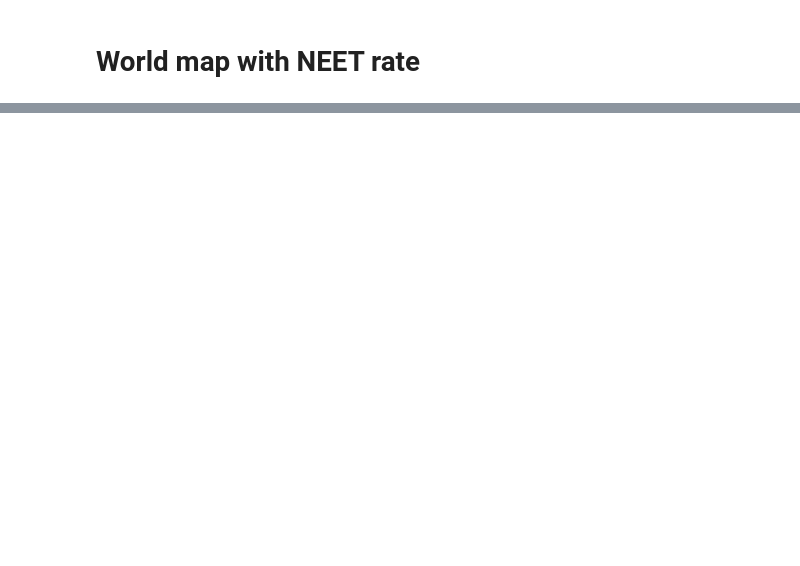
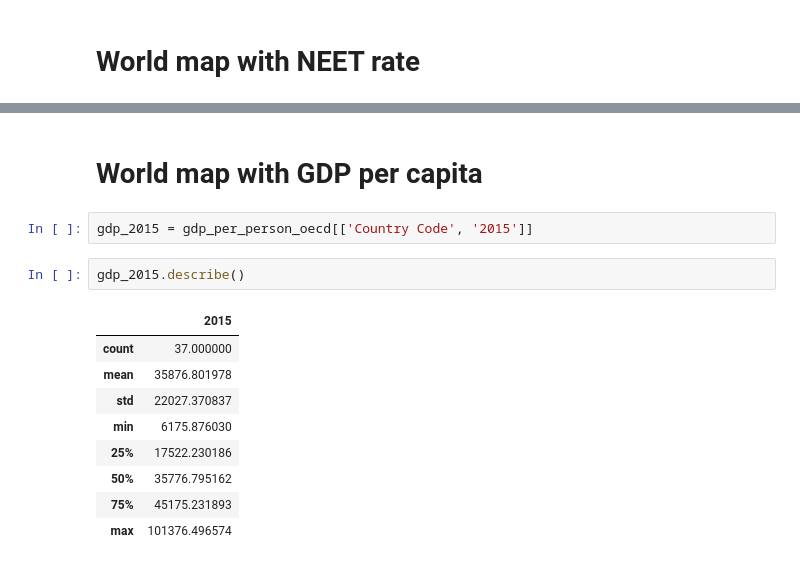
Before and after one commit to Victor-Manach/MODS206, a Jupyter notebook: Data_preparation.ipynb, the cells around one changed output, grey strips where cells are left out. Cells and saved outputs as stored; diff of their text form; blank space fills up the shorter version.

```diff
--- a/Data_preparation.ipynb
+++ b/Data_preparation.ipynb
@@ -78 +117,17 @@ gdp_2017 = gdp_per_person[['Country Code', '2017']]
+# %% [markdown]
+# World map with GDP per capita
+# %%
+gdp_2015 = gdp_per_person_oecd[['Country Code', '2015']]
+# %%
+gdp_2015.describe()
+# %% [output]
+|  | 2015 |
+| count | 37.000000 |
+| mean | 35876.801978 |
+| std | 22027.370837 |
+| min | 6175.876030 |
+| 25% | 17522.230186 |
+| 50% | 35776.795162 |
+| 75% | 45175.231893 |
+| max | 101376.496574 |
 # %%
```
Also changed, not shown: parts of 18 cells of this notebook.
